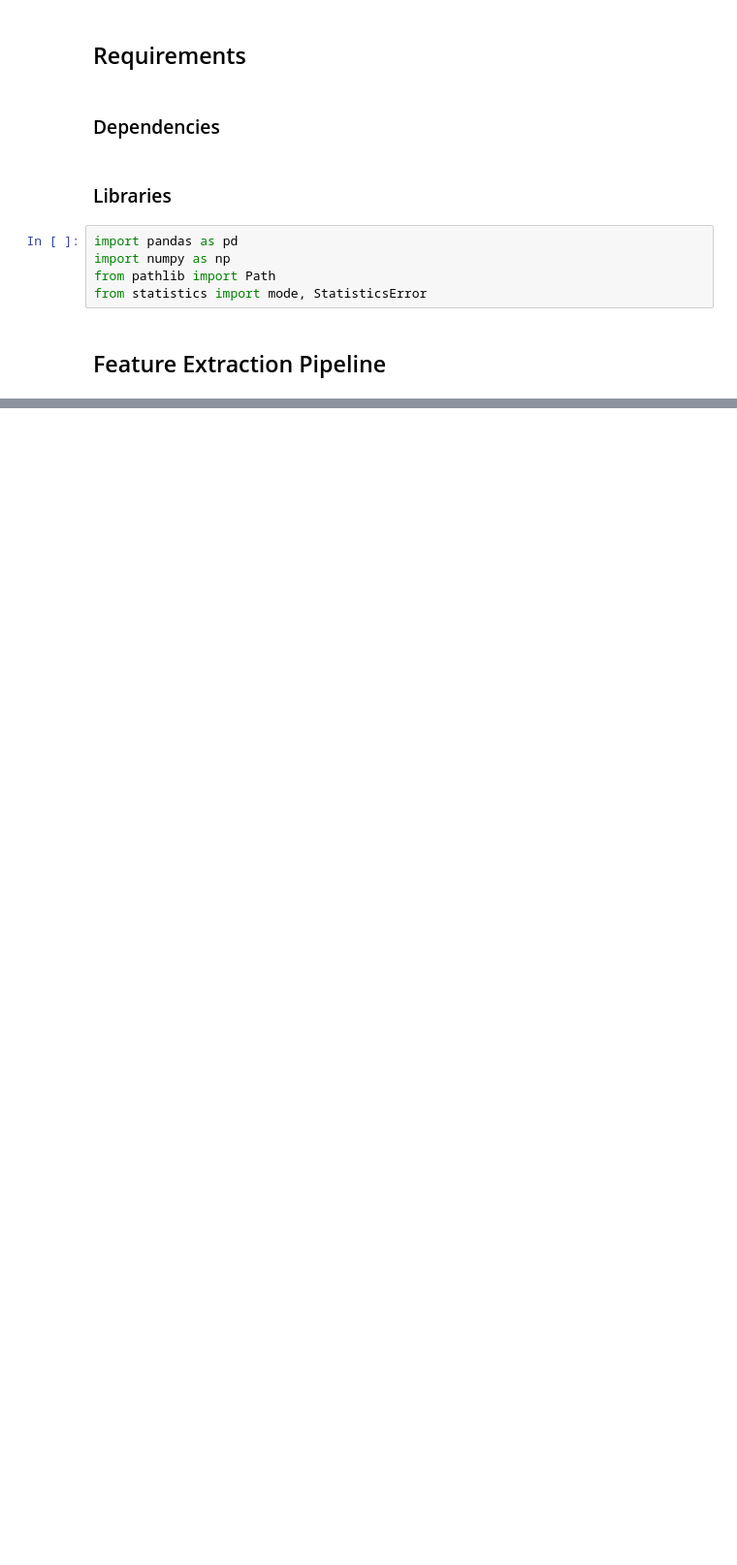
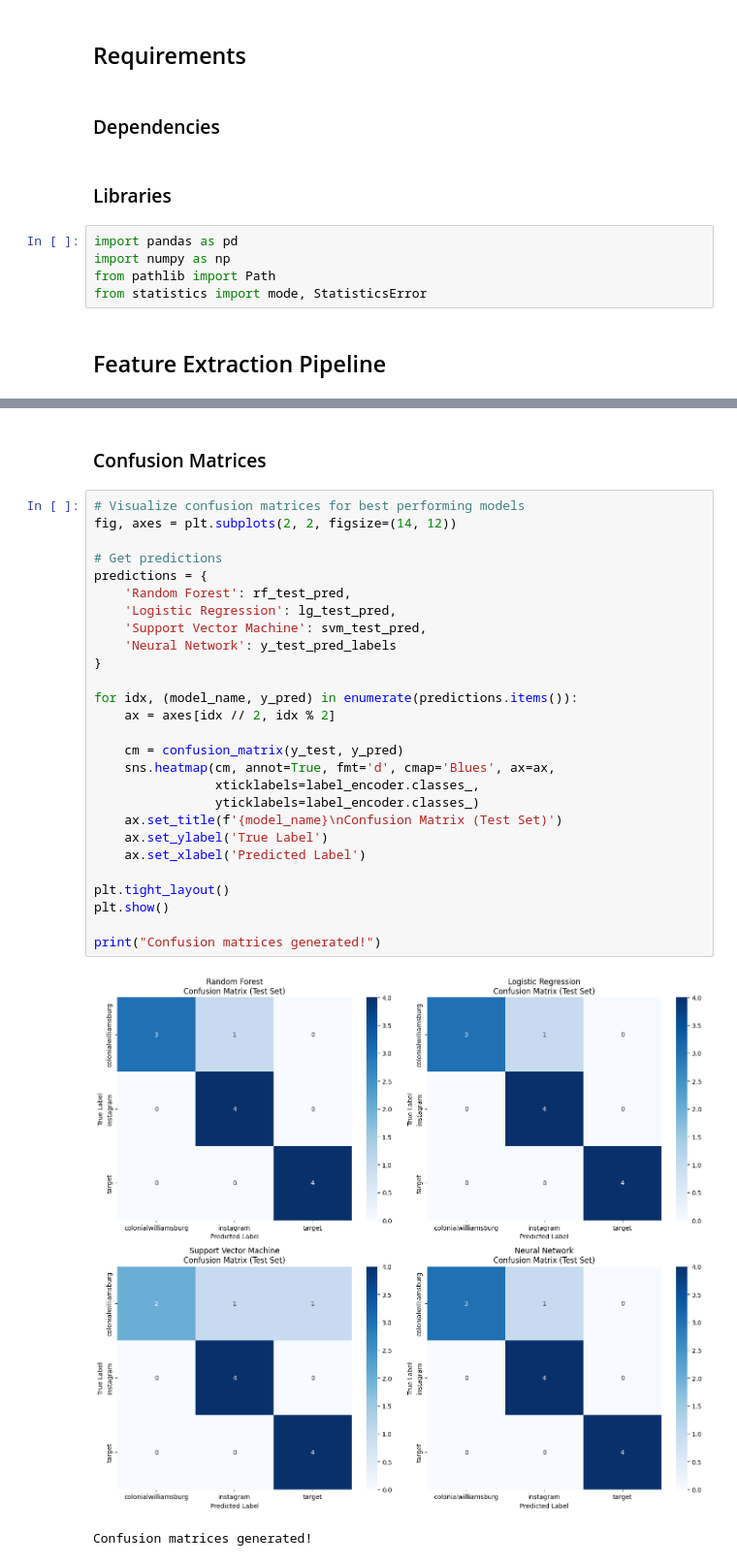
Before and after one commit to LynSChen04/network_traffic_classification, a Jupyter notebook: setup.ipynb, the cells around one changed output, grey strips where cells are left out. Shown at 97% size. Saved outputs shown, nothing was run; the diff lists cells and outputs as text; blank space fills up the shorter version.

```diff
--- a/setup.ipynb
+++ b/setup.ipynb
@@ -605,0 +696,32 @@ print(df_features.dtypes)
+# %% [markdown]
+### Confusion Matrices
+# %%
+# Visualize confusion matrices for best performing models
+fig, axes = plt.subplots(2, 2, figsize=(14, 12))
+
+# Get predictions
+predictions = {
+    'Random Forest': rf_test_pred,
+    'Logistic Regression': lg_test_pred,
+    'Support Vector Machine': svm_test_pred,
+    'Neural Network': y_test_pred_labels
+}
+
+for idx, (model_name, y_pred) in enumerate(predictions.items()):
+    ax = axes[idx // 2, idx % 2]
+
+    cm = confusion_matrix(y_test, y_pred)
+    sns.heatmap(cm, annot=True, fmt='d', cmap='Blues', ax=ax,
+                xticklabels=label_encoder.classes_,
+                yticklabels=label_encoder.classes_)
+    ax.set_title(f'{model_name}\nConfusion Matrix (Test Set)')
+    ax.set_ylabel('True Label')
+    ax.set_xlabel('Predicted Label')
+
+plt.tight_layout()
+plt.show()
+
+print("Confusion matrices generated!")
+# %% [output]
+[figure, added]
+Confusion matrices generated!
```
Also changed, not shown: parts of 86 cells of this notebook, 1 other file.
